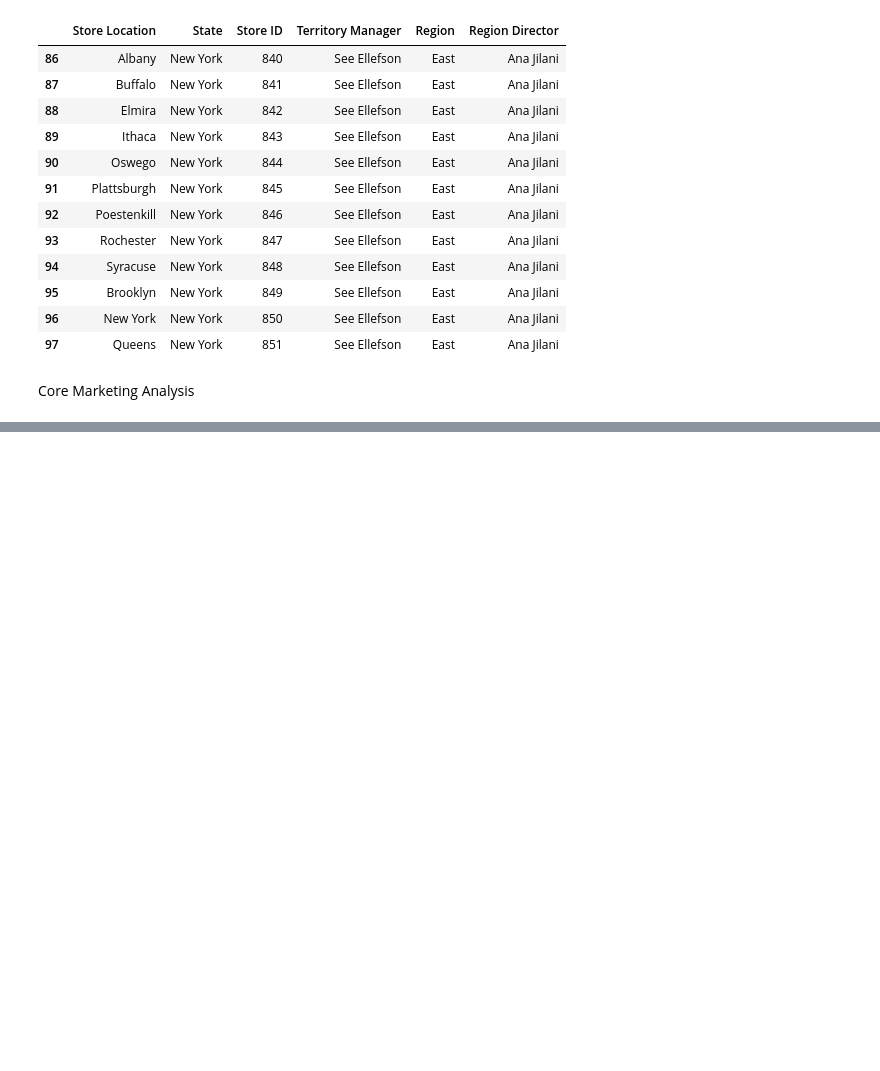
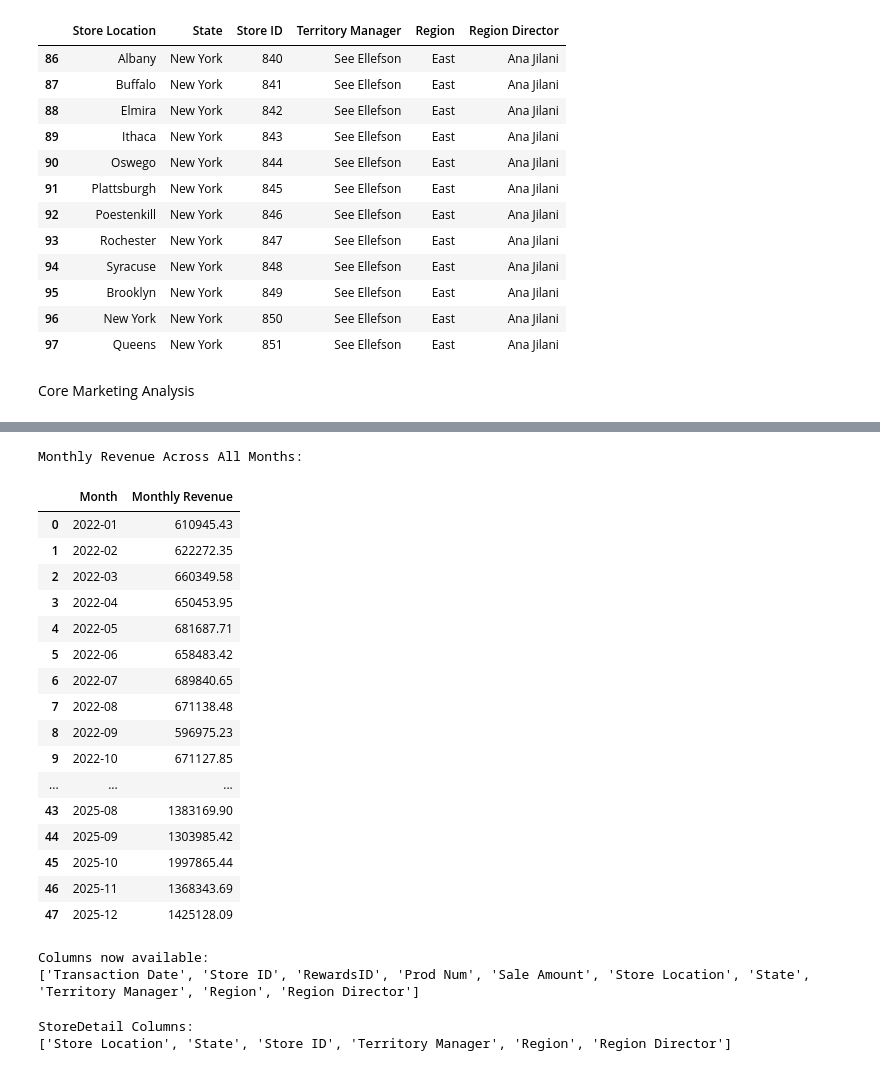
Before and after one commit to JimmyJuare/Capstone_2, a Jupyter notebook: Ellefson_sales_analysis.ipynb, the cells around one changed output, grey strips where cells are left out. Cells and saved outputs as stored; diff of their text form; code cells hidden in the pictures; blank space fills up the shorter version.

```diff
--- a/Ellefson_sales_analysis.ipynb
+++ b/Ellefson_sales_analysis.ipynb
@@ -161,0 +227,58 @@ Length: 2, dtype: str
+# %%
+
+# Convert date and create Month column
+curr_store_sales['Transaction Date'] = pd.to_datetime(curr_store_sales['Transaction Date'])
+curr_store_sales['Month'] = curr_store_sales['Transaction Date'].dt.to_period('M')   # e.g., 2022-01
+curr_store_sales['Year'] = curr_store_sales['Transaction Date'].dt.year
+
+# Group by Month and sum the Sale Amount
+monthly_revenue = (curr_store_sales
+                   .groupby('Month')['Sale Amount']
+                   .sum()
+                   .reset_index())
+
+monthly_revenue = monthly_revenue.rename(columns={'Sale Amount': 'Monthly Revenue'})
+
+print("Monthly Revenue Across All Months:")
+display(monthly_revenue)
+# %% [output]
+Monthly Revenue Across All Months:
+|  | Month | Monthly Revenue |
+| 0 | 2022-01 | 610945.43 |
+| 1 | 2022-02 | 622272.35 |
+| 2 | 2022-03 | 660349.58 |
+| 3 | 2022-04 | 650453.95 |
+| 4 | 2022-05 | 681687.71 |
+| 5 | 2022-06 | 658483.42 |
+| 6 | 2022-07 | 689840.65 |
+| 7 | 2022-08 | 671138.48 |
+| 8 | 2022-09 | 596975.23 |
+| 9 | 2022-10 | 671127.85 |
+| ... | ... | ... |
+| 43 | 2025-08 | 1383169.90 |
+| 44 | 2025-09 | 1303985.42 |
+| 45 | 2025-10 | 1997865.44 |
+| 46 | 2025-11 | 1368343.69 |
+| 47 | 2025-12 | 1425128.09 |
+# %%
+# lets start with merging the store_sales and store_detail tables to get a better understanding
+# of the sales data in relation to the store information. We will use a left join to keep all sales
+# records and bring in the relevant store details.
+merged_sales = pd.merge(
+    left=store_sales,
+    right=store_detail,
+    on='Store ID',              # Common column between both tables
+    how='left'                  # Keep all sales records
+)
+print("\nColumns now available:")
+print(merged_sales.columns.tolist())
+# %% [output]
+Columns now available:
+['Transaction Date', 'Store ID', 'RewardsID', 'Prod Num', 'Sale Amount', 'Store Location', 'State', 'Territory Manager', 'Region', 'Region Director']
+# %%
+# Look at StoreDetail again
+print("\nStoreDetail Columns:")
+print(store_detail.columns.tolist())
+# %% [output]
+StoreDetail Columns:
+['Store Location', 'State', 'Store ID', 'Territory Manager', 'Region', 'Region Director']
```
Also changed, not shown: parts of 9 cells of this notebook.
